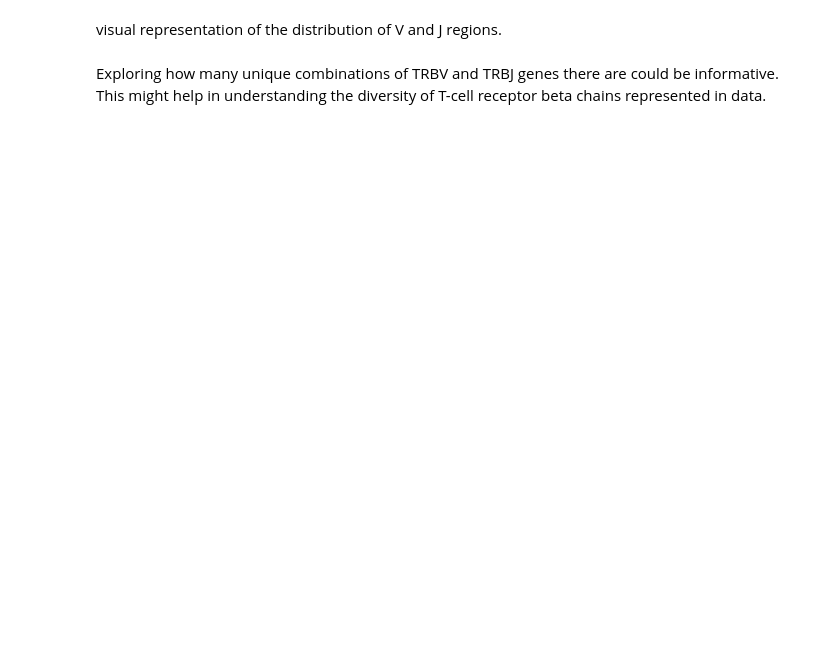
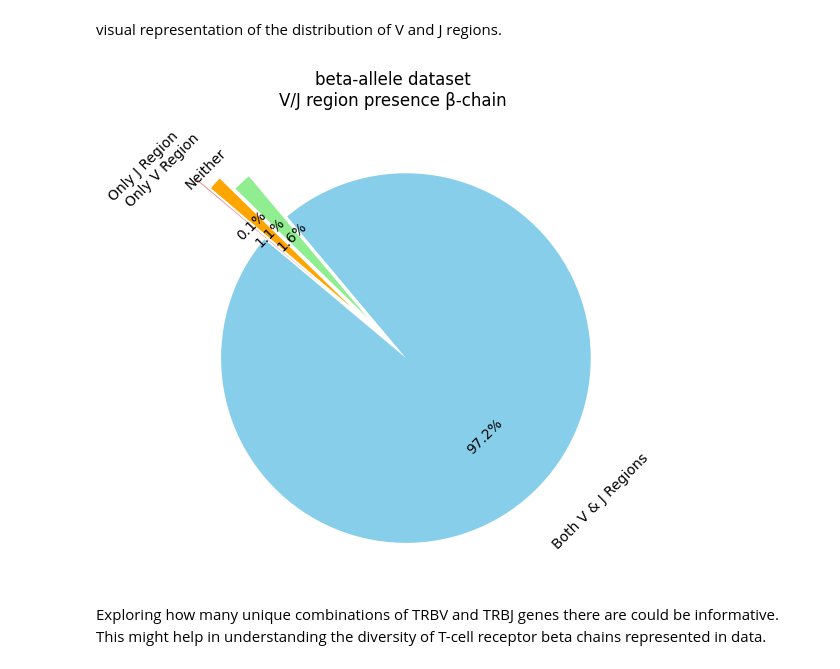
Before and after one commit to vegger/BA_ZHAW, a Jupyter notebook: data_scripts/EDA/EDA_beta.ipynb, the cells around one changed output. Saved outputs shown, nothing was run; the diff lists cells and outputs as text; code cells hidden in the pictures; blank space fills up the shorter version.

```diff
--- a/data_scripts/EDA/EDA_beta.ipynb
+++ b/data_scripts/EDA/EDA_beta.ipynb
@@ -131,26 +197,37 @@ visual representation of the distribution of V and J regions.
 # %%
 # Define a function to categorize each entry
 def categorize_row(row):
     if pd.notnull(row['TRBV']) and pd.notnull(row['TRBJ']):
         return 'Both V & J Regions'
     elif pd.notnull(row['TRBV']):
         return 'Only V Region'
     elif pd.notnull(row['TRBJ']):
         return 'Only J Region'
     else:
         return 'Neither'
 
 # Apply the function to each row
 df['Category'] = df.apply(categorize_row, axis=1)
 
 # Count the number of entries in each category
 category_counts = df['Category'].value_counts()
-
+explode = [0.1, 0.2, 0.3, 0.4]  # Different explode values for each slice
 # Plotting
 plt.figure(figsize=(10, 6))
-plt.pie(category_counts, labels=category_counts.index, autopct='%1.1f%%', startangle=140, colors=['skyblue', 'lightgreen', 'orange', 'lightcoral'])
-plt.title('Distribution of Entries by V & J Region Presence')
+plt.pie(category_counts,
+        labels=category_counts.index,
+        autopct='%1.1f%%',
+        startangle=140,
+        colors=['skyblue', 'lightgreen', 'orange', 'lightcoral'],
+        textprops={'rotation': 45}, #'fontsize': 12,
+        #pctdistance=0.85,  # Distance of the percentage text from the center
+        #labeldistance=1.1,  # Distance of the labels from the center
+        explode=explode
+        )
+plt.title(f'beta-{precision} dataset\nV/J region presence β-chain')
 plt.show()
+# %% [output]
+[figure, added]
 # %% [markdown]
 Exploring how many unique combinations of TRBV and TRBJ genes there are could be informative. This might help in understanding the diversity of T-cell receptor beta chains represented in data.
 # %%
```
Also changed, not shown: parts of 27 cells of this notebook, 5 other files.
